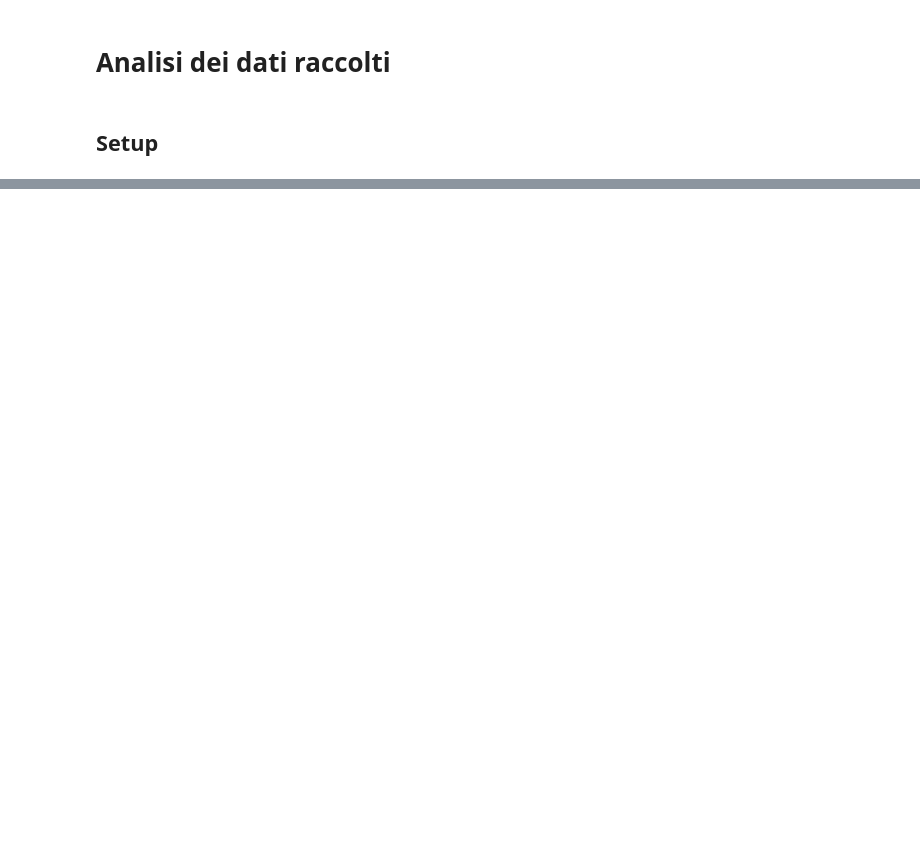
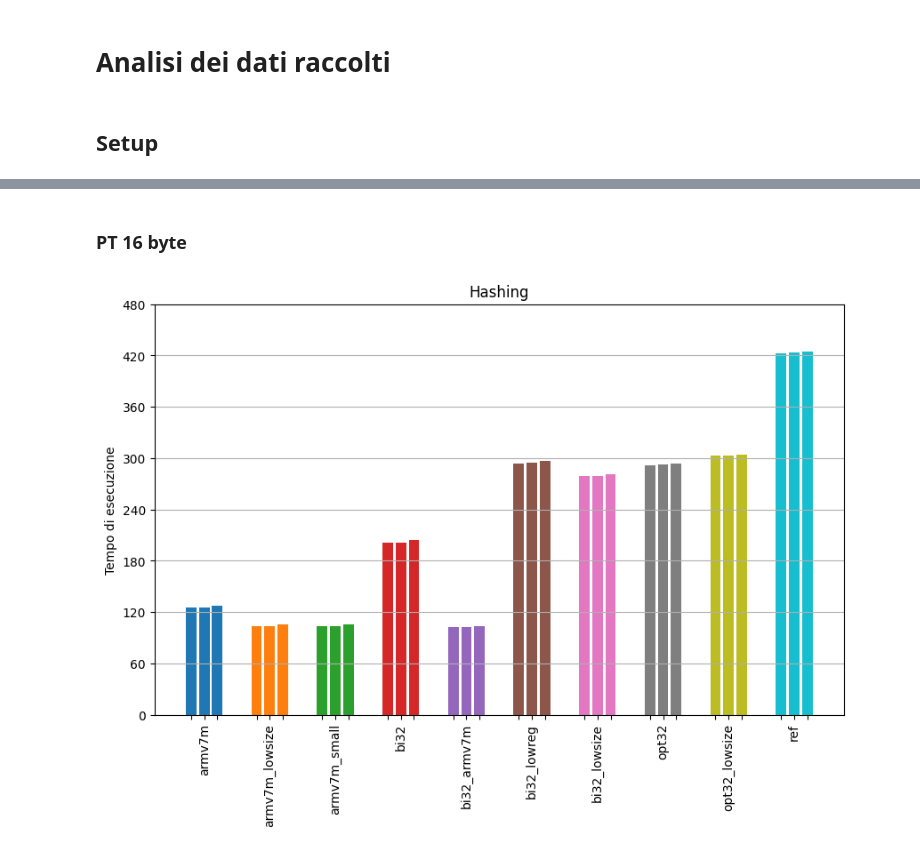
Before and after one commit to MattiaOldani/Tirocinio-ASCON, a Jupyter notebook: arduino/crypto_hash/notebook/asconhashv12.ipynb, the cells around one changed output, grey strips where cells are left out. Drawn from its saved outputs; the diff is of its cells as text; code cells hidden in the pictures; blank space fills up the shorter version.

```diff
--- a/arduino/crypto_hash/notebook/asconhashv12.ipynb
+++ b/arduino/crypto_hash/notebook/asconhashv12.ipynb
@@ -844,0 +81,7 @@ Varianza: 0.11348848848848848
+# %% [markdown]
+### PT 16 byte
+# %%
+# Generazione hash
+plotter(DATAFRAMES, "16B", IMPLEMENTATIONS, 60)
+# %% [output]
+[figure, added]
```
Also changed, not shown: parts of 132 cells of this notebook.
